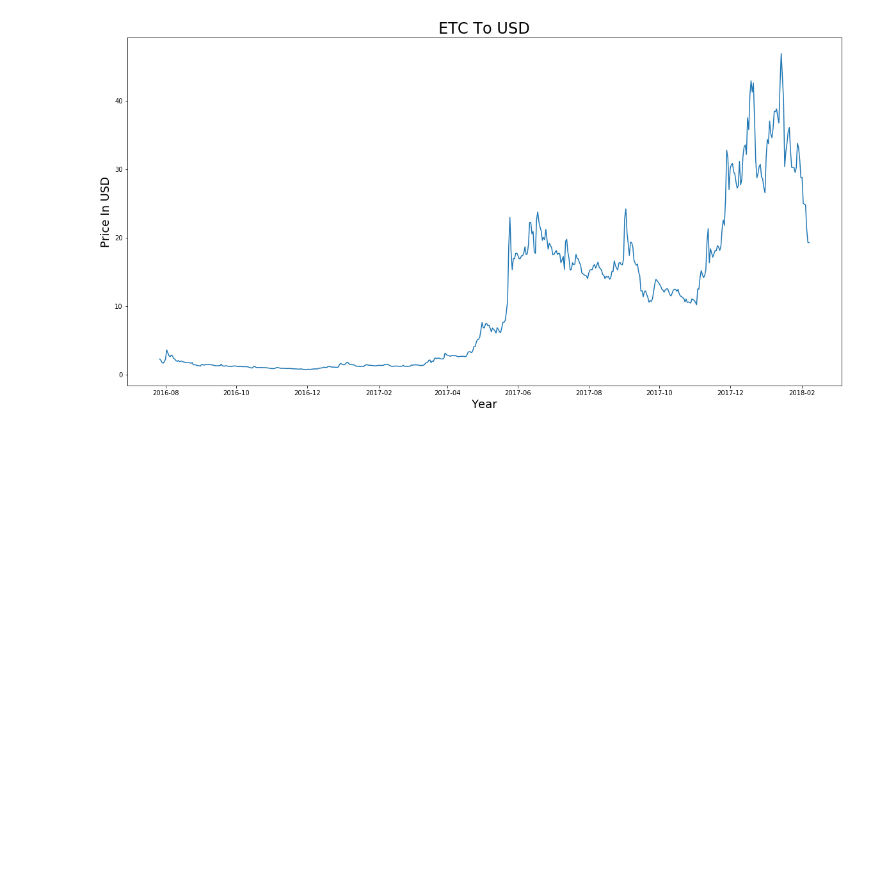
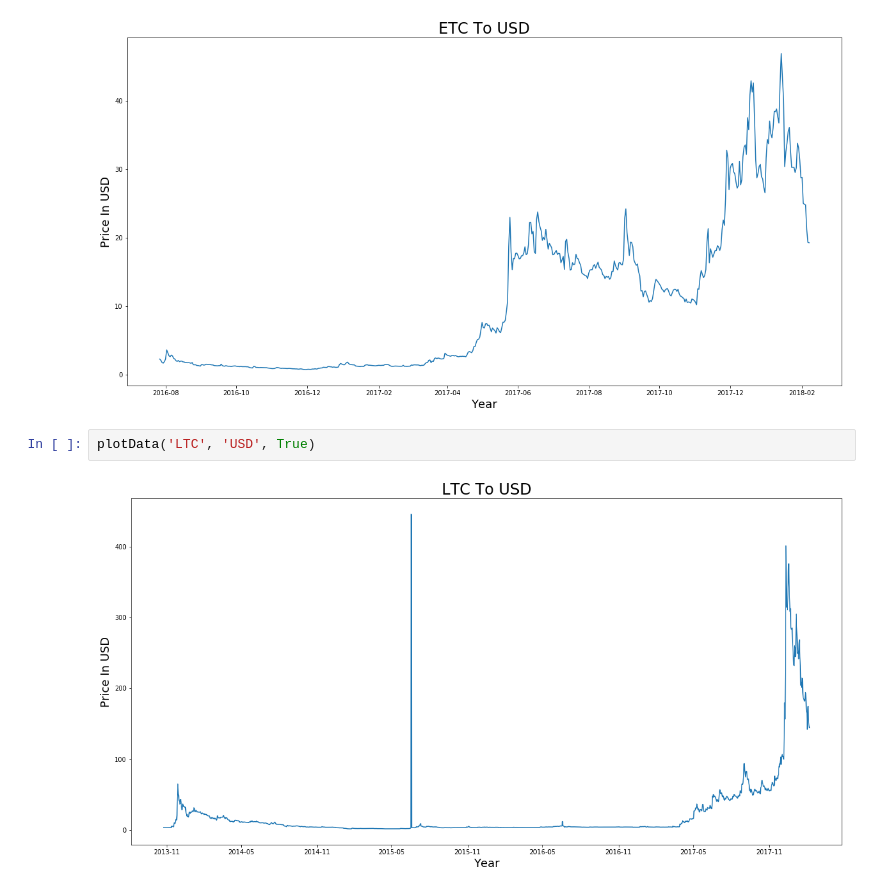
Before and after one commit to ghulamMustafaRaza/Python-tensorflow-practice, a Jupyter notebook: Python Crypto Assignment 1.ipynb, the cells around one changed output. Cells and saved outputs as stored; diff of their text form; blank space fills up the shorter version.

```diff
--- a/Python Crypto Assignment 1.ipynb
+++ b/Python Crypto Assignment 1.ipynb
@@ -54,3 +54,7 @@ plotData('BTC', 'USD', True)
 plotData('ETC', 'USD', True)
 # %% [output]
 [figure]
+# %%
+plotData('LTC', 'USD', True)
+# %% [output]
+[figure, added]
```
Also changed, not shown: 2 other files.
